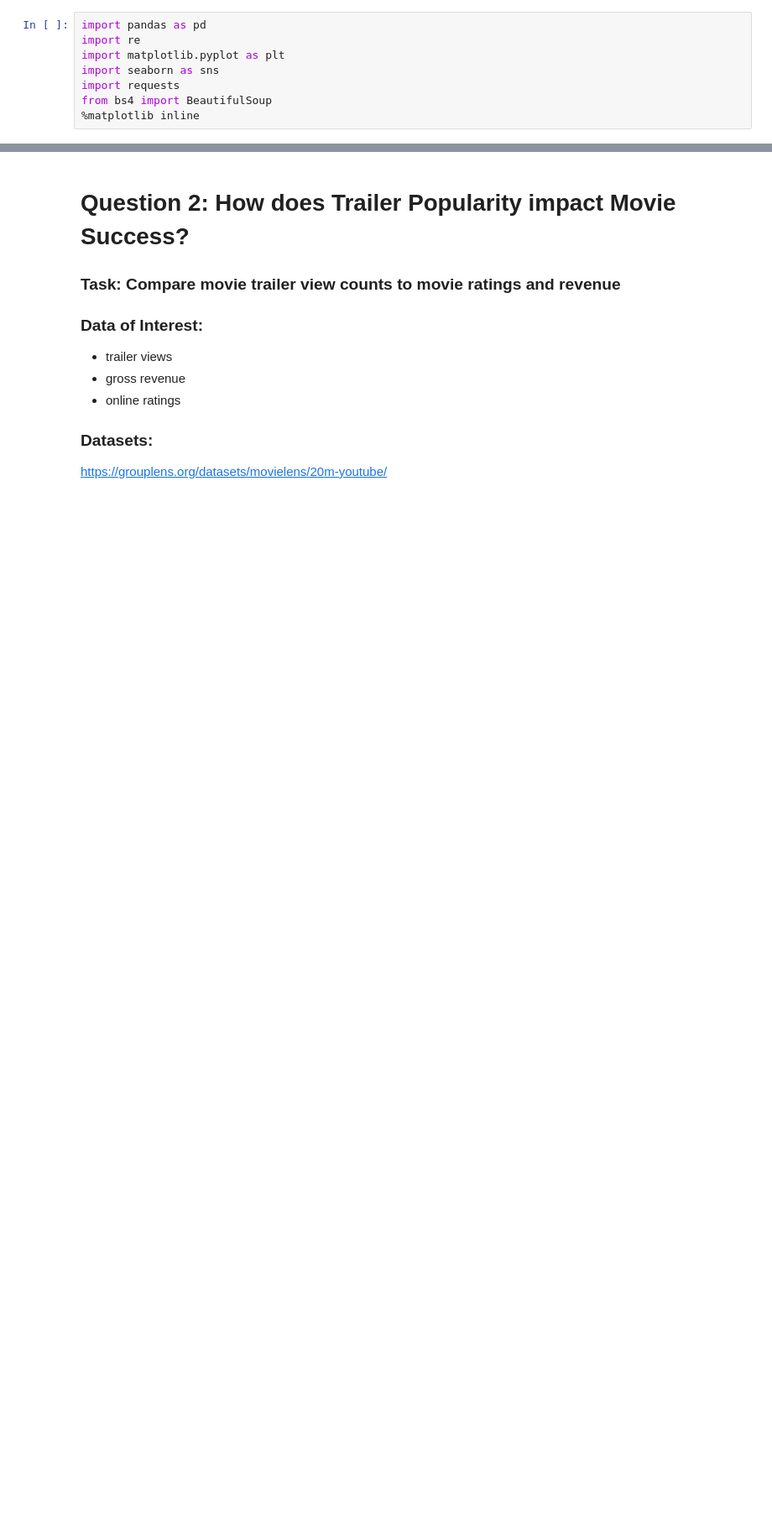
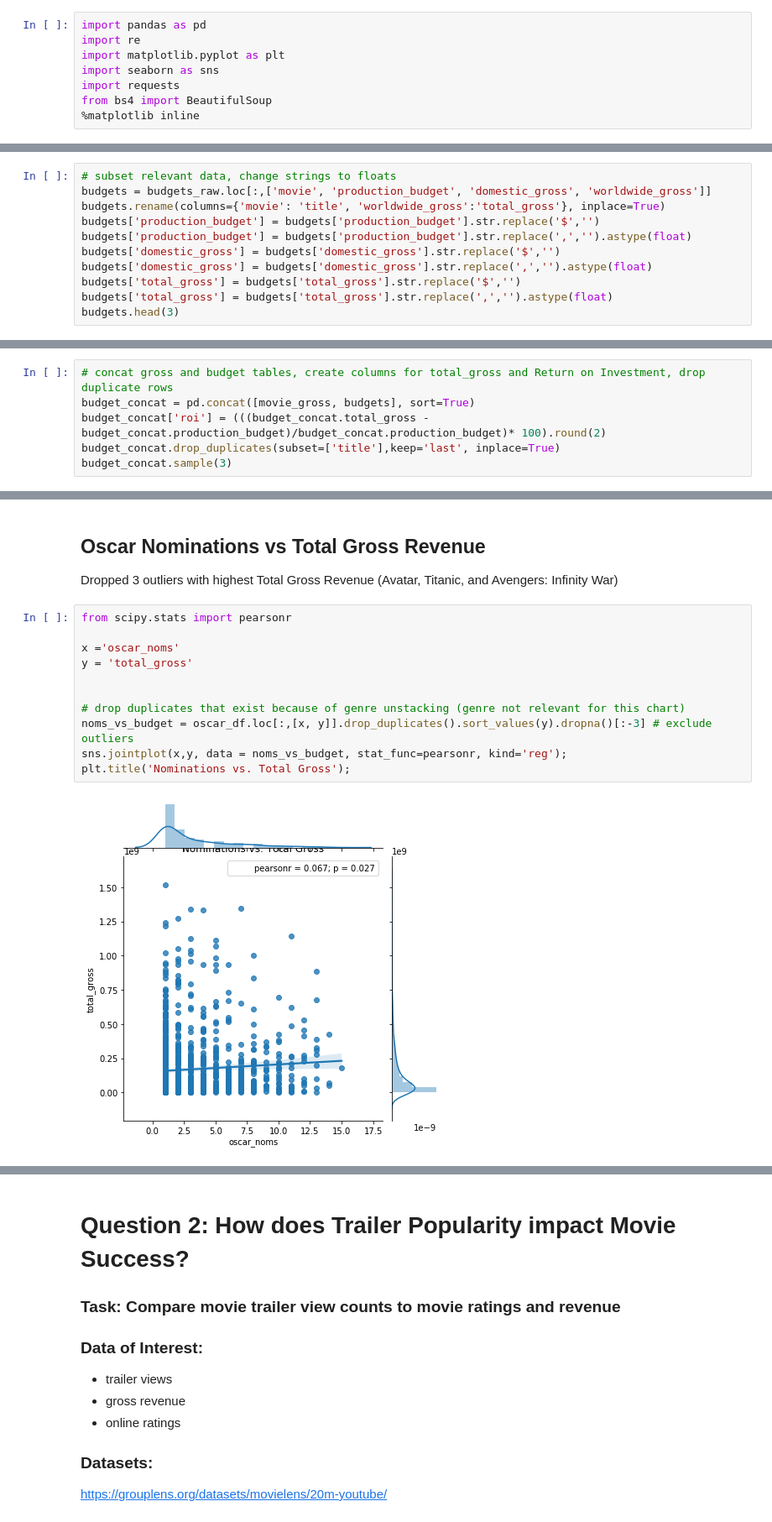
Before and after one commit to khyateed/Movie-Data-Analysis, a Jupyter notebook: student.ipynb, the cells around one changed output, grey strips where cells are left out. Shown at 84% size. Drawn from its saved outputs; the diff is of its cells as text; blank space fills up the shorter version.

```diff
--- a/student.ipynb
+++ b/student.ipynb
@@ -317,0 +98,11 @@ sns.barplot('production_budget','genres' , data = oscar_df)
+# %%
+# subset relevant data, change strings to floats
+budgets = budgets_raw.loc[:,['movie', 'production_budget', 'domestic_gross', 'worldwide_gross']]
+budgets.rename(columns={'movie': 'title', 'worldwide_gross':'total_gross'}, inplace=True)
+budgets['production_budget'] = budgets['production_budget'].str.replace('$','')
+budgets['production_budget'] = budgets['production_budget'].str.replace(',','').astype(float)
+budgets['domestic_gross'] = budgets['domestic_gross'].str.replace('$','')
+budgets['domestic_gross'] = budgets['domestic_gross'].str.replace(',','').astype(float)
+budgets['total_gross'] = budgets['total_gross'].str.replace('$','')
+budgets['total_gross'] = budgets['total_gross'].str.replace(',','').astype(float)
+budgets.head(3)
@@ -317,0 +116,6 @@ sns.barplot('production_budget','genres' , data = oscar_df)
+# %%
+# concat gross and budget tables, create columns for total_gross and Return on Investment, drop duplicate rows
+budget_concat = pd.concat([movie_gross, budgets], sort=True)
+budget_concat['roi'] = (((budget_concat.total_gross - budget_concat.production_budget)/budget_concat.production_budget)* 100).round(2)
+budget_concat.drop_duplicates(subset=['title'],keep='last', inplace=True)
+budget_concat.sample(3)
@@ -317,0 +154,16 @@ sns.barplot('production_budget','genres' , data = oscar_df)
+# %% [markdown]
+## Oscar Nominations vs Total Gross Revenue
+Dropped 3 outliers with highest Total Gross Revenue (Avatar, Titanic, and Avengers: Infinity War)
+# %%
+from scipy.stats import pearsonr
+
+x ='oscar_noms'
+y = 'total_gross'
+
+
+# drop duplicates that exist because of genre unstacking (genre not relevant for this chart)
+noms_vs_budget = oscar_df.loc[:,[x, y]].drop_duplicates().sort_values(y).dropna()[:-3] # exclude outliers
+sns.jointplot(x,y, data = noms_vs_budget, stat_func=pearsonr, kind='reg');
+plt.title('Nominations vs. Total Gross');
+# %% [output]
+[figure, added]
```
Also changed, not shown: parts of 100 cells of this notebook.
